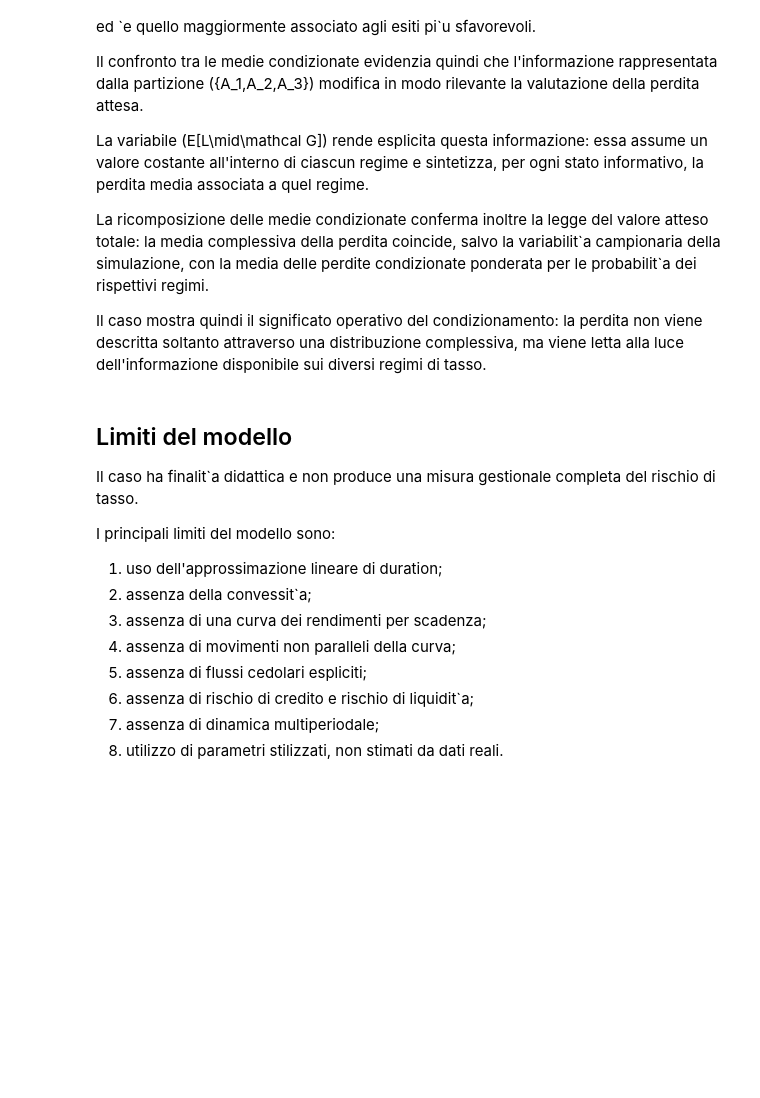
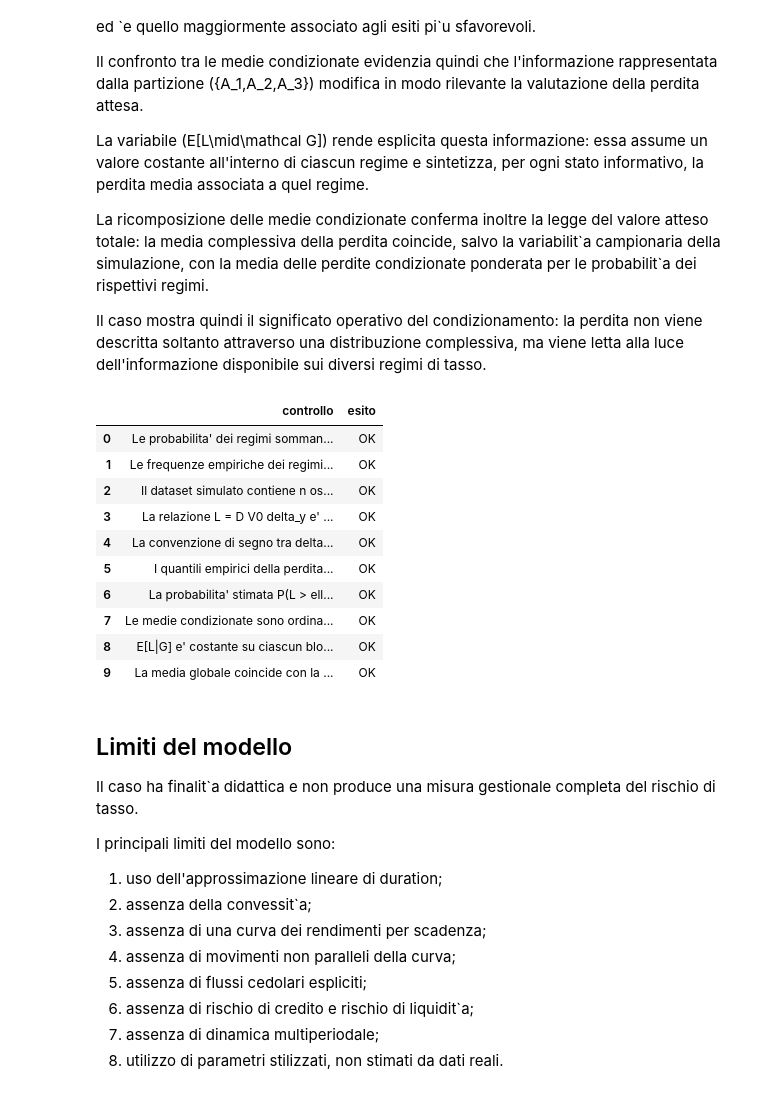
Before and after one commit to paolo-fix/CORSO-MQF, a Jupyter notebook: 04_Codice/Lez04/Lezione_04_Notebook_Aula_Docente.ipynb, the cells around one changed output. Saved outputs shown, nothing was run; the diff lists cells and outputs as text; code cells hidden in the pictures; blank space fills up the shorter version.

```diff
--- a/04_Codice/Lez04/Lezione_04_Notebook_Aula_Docente.ipynb
+++ b/04_Codice/Lez04/Lezione_04_Notebook_Aula_Docente.ipynb
@@ -842,6 +842,85 @@ La variabile \(E[L\mid\mathcal G]\) rende esplicita questa informazione: essa as
 La ricomposizione delle medie condizionate conferma inoltre la legge del valore atteso totale: la media complessiva della perdita coincide, salvo la variabilit\`a campionaria della simulazione, con la media delle perdite condizionate ponderata per le probabilit\`a dei rispettivi regimi.
 
 Il caso mostra quindi il significato operativo del condizionamento: la perdita non viene descritta soltanto attraverso una distribuzione complessiva, ma viene letta alla luce dell'informazione disponibile sui diversi regimi di tasso.
+# %%
+# Quadro sintetico dei controlli conclusivi
+
+controlli_conclusivi = [
+    {
+        "controllo": "Le probabilita' dei regimi sommano a 1",
+        "superato": np.isclose(p.sum(), 1.0),
+    },
+    {
+        "controllo": "Le frequenze empiriche dei regimi sono entro la tolleranza Monte Carlo",
+        "superato": df_frequenze["entro_tolleranza"].all(),
+    },
+    {
+        "controllo": "Il dataset simulato contiene n osservazioni",
+        "superato": len(df) == n,
+    },
+    {
+        "controllo": "La relazione L = D V0 delta_y e' rispettata",
+        "superato": np.allclose(df["L"], D * V0 * df["delta_y"]),
+    },
+    {
+        "controllo": "La convenzione di segno tra delta_y e L e' rispettata",
+        "superato": (
+            (df.loc[df["delta_y"] > 0, "L"] > 0).all()
+            and
+            (df.loc[df["delta_y"] < 0, "L"] < 0).all()
+        ),
+    },
+    {
+        "controllo": "I quantili empirici della perdita sono ordinati",
+        "superato": df_quantili_L["valore_euro"].is_monotonic_increasing,
+    },
+    {
+        "controllo": "La probabilita' stimata P(L > ell) appartiene a [0, 1]",
+        "superato": 0 <= prob_L_gt_ell <= 1,
+    },
+    {
+        "controllo": "Le medie condizionate sono ordinate come previsto dalla calibrazione",
+        "superato": (
+            df_cond.sort_values("ordine_atteso")["E_hat_L_cond"]
+            .is_monotonic_increasing
+        ),
+    },
+    {
+        "controllo": "E[L|G] e' costante su ciascun blocco della partizione",
+        "superato": (
+            df.groupby("evento")["E_L_cond_G_hat"].nunique().max() == 1
+        ),
+    },
+    {
+        "controllo": "La media globale coincide con la ricomposizione delle medie condizionate",
+        "superato": np.isclose(media_globale, media_ricomposta),
+    },
+]
+
+df_controlli_conclusivi = pd.DataFrame(controlli_conclusivi)
+df_controlli_conclusivi["esito"] = np.where(
+    df_controlli_conclusivi["superato"],
+    "OK",
+    "DA VERIFICARE",
+)
+
+assert df_controlli_conclusivi["superato"].all(), (
+    "Almeno un controllo conclusivo non e' soddisfatto."
+)
+
+display(df_controlli_conclusivi[["controllo", "esito"]])
+# %% [output]
+|  | controllo | esito |
+| 0 | Le probabilita' dei regimi somman... | OK |
+| 1 | Le frequenze empiriche dei regimi... | OK |
+| 2 | Il dataset simulato contiene n os... | OK |
+| 3 | La relazione L = D V0 delta_y e' ... | OK |
+| 4 | La convenzione di segno tra delta... | OK |
+| 5 | I quantili empirici della perdita... | OK |
+| 6 | La probabilita' stimata P(L > ell... | OK |
+| 7 | Le medie condizionate sono ordina... | OK |
+| 8 | E[L|G] e' costante su ciascun blo... | OK |
+| 9 | La media globale coincide con la ... | OK |
 # %% [markdown]
 ## Limiti del modello
 
```
Also changed, not shown: parts of 3 cells of this notebook, 11 other files.
